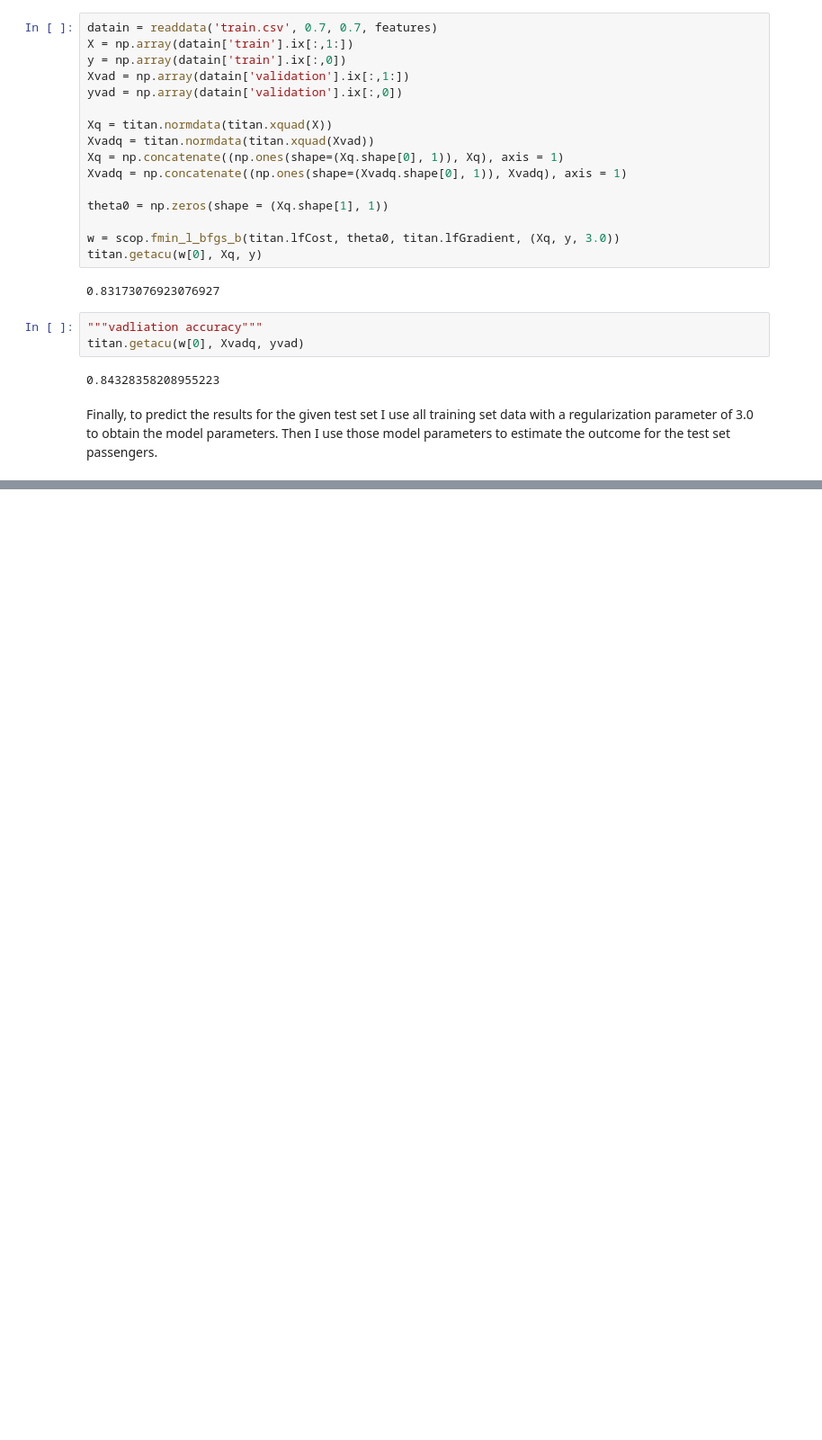
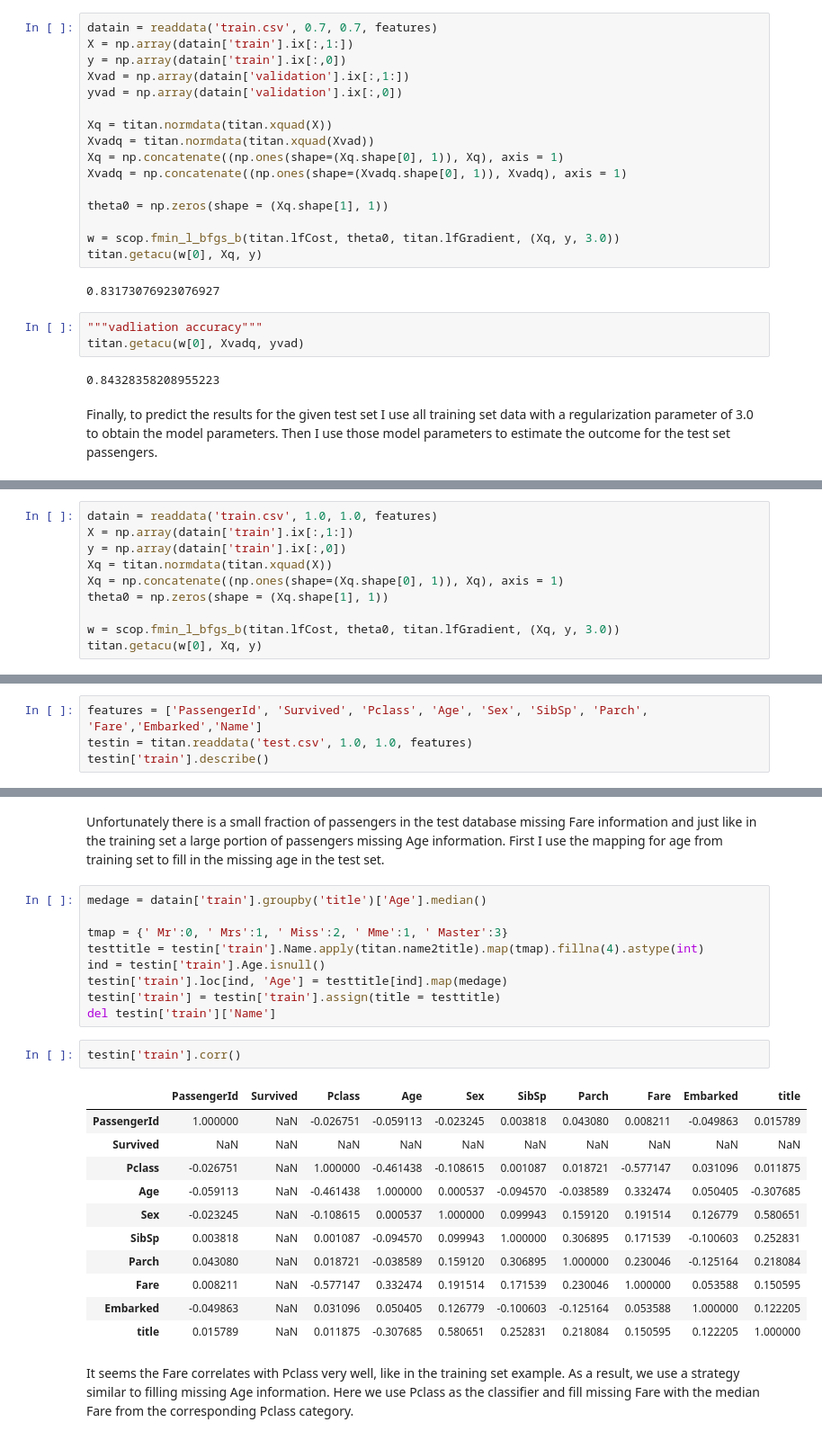
Before and after one commit to badGarnet/titanic_survive, a Jupyter notebook: Summary.ipynb, the cells around one changed output, grey strips where cells are left out. Shown: that part at 90% size. Drawn from its saved outputs; the diff is of its cells as text; blank space fills up the shorter version.

Commit message:
Finish summary
Finishing the quadratic logistic regression model and output a
prediction file for the test set data.

```diff
--- a/Summary.ipynb
+++ b/Summary.ipynb
@@ -361,0 +360,10 @@ testin = readdata('tes')
+# %%
+datain = readdata('train.csv', 1.0, 1.0, features)
+X = np.array(datain['train'].ix[:,1:])
+y = np.array(datain['train'].ix[:,0])
+Xq = titan.normdata(titan.xquad(X))
+Xq = np.concatenate((np.ones(shape=(Xq.shape[0], 1)), Xq), axis = 1)
+theta0 = np.zeros(shape = (Xq.shape[1], 1))
+
+w = scop.fmin_l_bfgs_b(titan.lfCost, theta0, titan.lfGradient, (Xq, y, 3.0))
+titan.getacu(w[0], Xq, y)
@@ -361,0 +372,4 @@ testin = readdata('tes')
+# %%
+features = ['PassengerId', 'Survived', 'Pclass', 'Age', 'Sex', 'SibSp', 'Parch', 'Fare','Embarked','Name']
+testin = titan.readdata('test.csv', 1.0, 1.0, features)
+testin['train'].describe()
@@ -361,0 +400,27 @@ testin = readdata('tes')
+# %% [markdown]
+Unfortunately there is a small fraction of passengers in the test database missing Fare information and just like in the training set a large portion of passengers missing Age information. First I use the mapping for age from training set to fill in the missing age in the test set.
+# %%
+medage = datain['train'].groupby('title')['Age'].median()
+
+tmap = {' Mr':0, ' Mrs':1, ' Miss':2, ' Mme':1, ' Master':3}
+testtitle = testin['train'].Name.apply(titan.name2title).map(tmap).fillna(4).astype(int)
+ind = testin['train'].Age.isnull()
+testin['train'].loc[ind, 'Age'] = testtitle[ind].map(medage)
+testin['train'] = testin['train'].assign(title = testtitle)
+del testin['train']['Name']
+# %%
+testin['train'].corr()
+# %% [output]
+|  | PassengerId | Survived | Pclass | Age | Sex | SibSp | Parch | Fare | Embarked | title |
+| PassengerId | 1.000000 | NaN | -0.026751 | -0.059113 | -0.023245 | 0.003818 | 0.043080 | 0.008211 | -0.049863 | 0.015789 |
+| Survived | NaN | NaN | NaN | NaN | NaN | NaN | NaN | NaN | NaN | NaN |
+| Pclass | -0.026751 | NaN | 1.000000 | -0.461438 | -0.108615 | 0.001087 | 0.018721 | -0.577147 | 0.031096 | 0.011875 |
+| Age | -0.059113 | NaN | -0.461438 | 1.000000 | 0.000537 | -0.094570 | -0.038589 | 0.332474 | 0.050405 | -0.307685 |
+| Sex | -0.023245 | NaN | -0.108615 | 0.000537 | 1.000000 | 0.099943 | 0.159120 | 0.191514 | 0.126779 | 0.580651 |
+| SibSp | 0.003818 | NaN | 0.001087 | -0.094570 | 0.099943 | 1.000000 | 0.306895 | 0.171539 | -0.100603 | 0.252831 |
+| Parch | 0.043080 | NaN | 0.018721 | -0.038589 | 0.159120 | 0.306895 | 1.000000 | 0.230046 | -0.125164 | 0.218084 |
+| Fare | 0.008211 | NaN | -0.577147 | 0.332474 | 0.191514 | 0.171539 | 0.230046 | 1.000000 | 0.053588 | 0.150595 |
+| Embarked | -0.049863 | NaN | 0.031096 | 0.050405 | 0.126779 | -0.100603 | -0.125164 | 0.053588 | 1.000000 | 0.122205 |
+| title | 0.015789 | NaN | 0.011875 | -0.307685 | 0.580651 | 0.252831 | 0.218084 | 0.150595 | 0.122205 | 1.000000 |
+# %% [markdown]
+It seems the Fare correlates with Pclass very well, like in the training set example. As a result, we use a strategy similar to filling missing Age information. Here we use Pclass as the classifier and fill missing Fare with the median Fare from the corresponding Pclass category.
```
Also changed, not shown: parts of 8 cells of this notebook, 1 other file.
